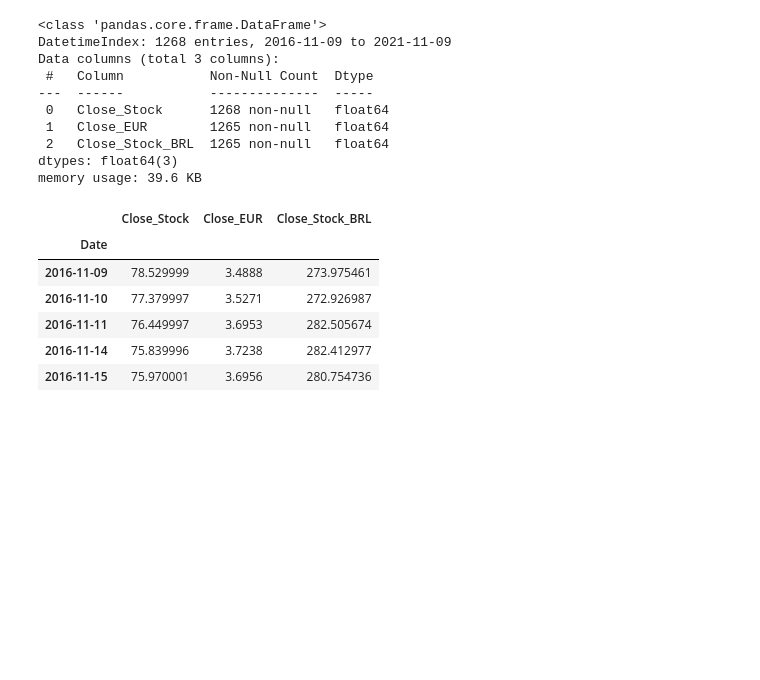
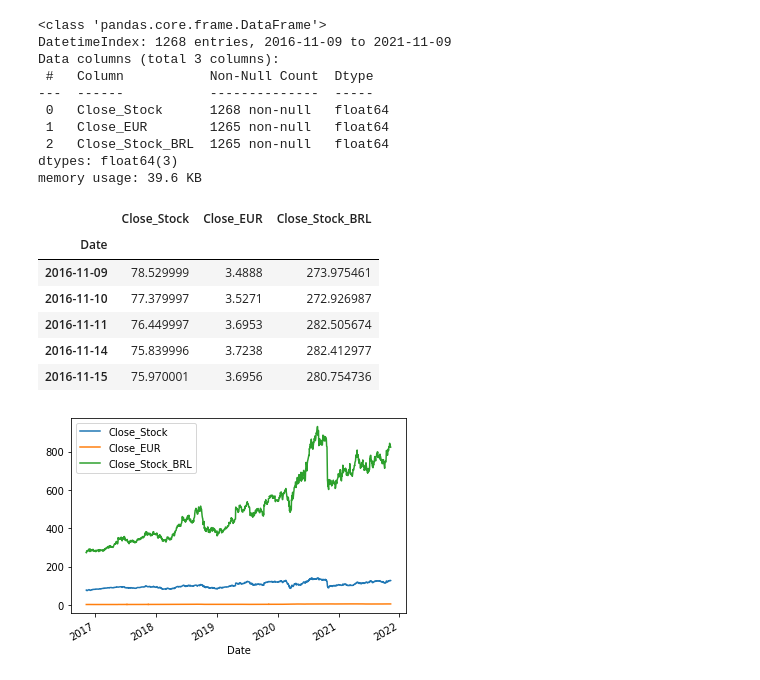
Before and after one commit to Felipe-Renck/stock-price-forecast, a Jupyter notebook: Data_Manipulation.ipynb, the cells around one changed output. Drawn from its saved outputs; the diff is of its cells as text; code cells hidden in the pictures; blank space fills up the shorter version.

Commit message:
Adding Charts

```diff
--- a/Data_Manipulation.ipynb
+++ b/Data_Manipulation.ipynb
@@ -102,3 +103,13 @@ memory usage: 39.6 KB
 merged_dataframe.dropna()
 filepath = Path('./data/Stock Price EURO x BRL 2016-2021.csv')
 merged_dataframe.to_csv(filepath)
+# %%
+ax = plt.gca()
+
+merged_dataframe.plot(kind='line',y='Close_Stock',ax=ax)
+merged_dataframe.plot(kind='line',y='Close_EUR', ax=ax)
+merged_dataframe.plot(kind='line',y='Close_Stock_BRL', ax=ax)
+
+plt.show()
+# %% [output]
+[figure, added]
```
Also changed, not shown: parts of 1 cell of this notebook.
